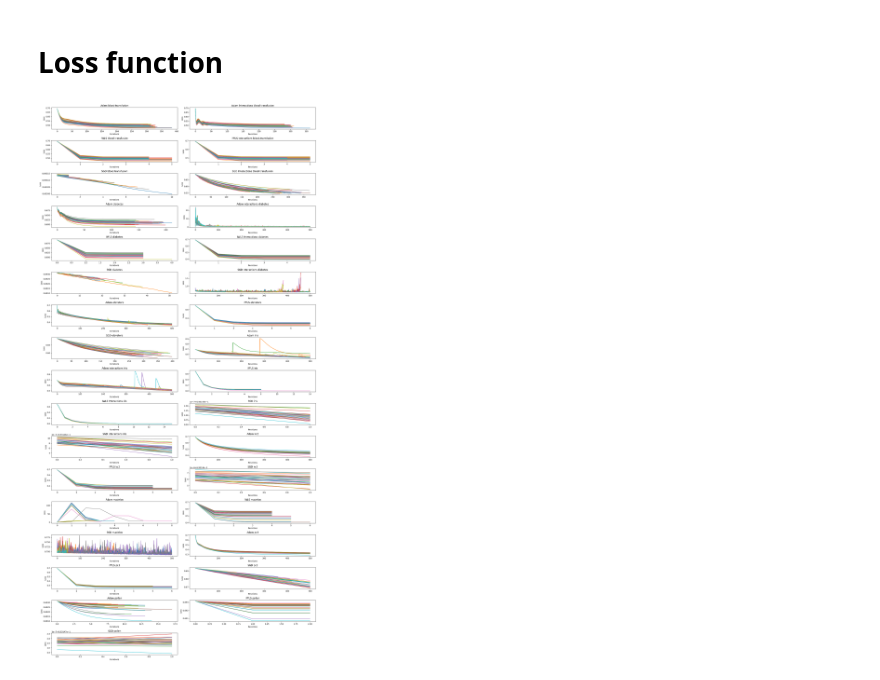
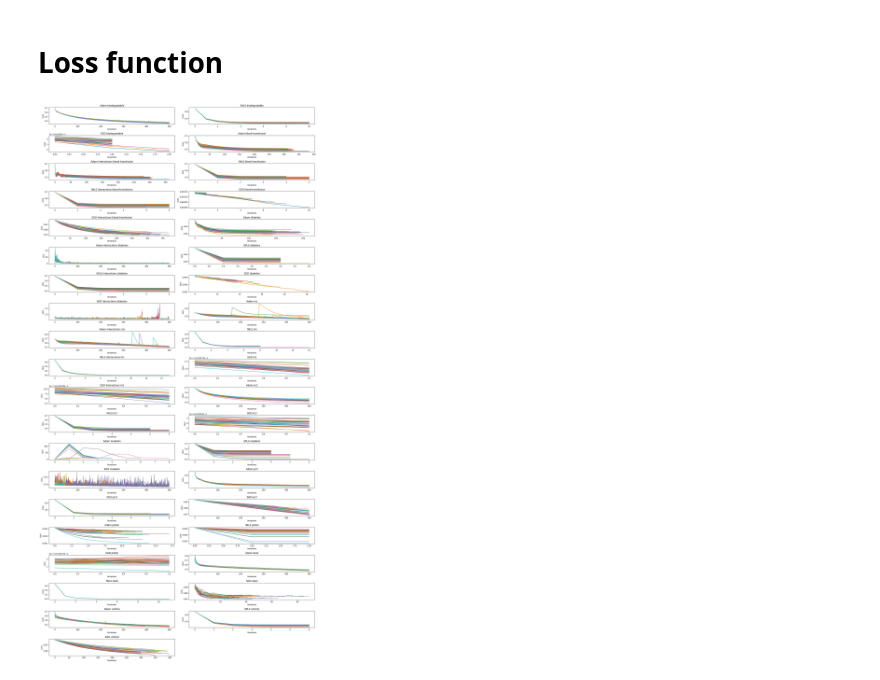
Before and after one commit to PrusWielki/advml-proj-1, a Jupyter notebook: task3-p.ipynb, the cells around one changed output. Cells and saved outputs as stored; diff of their text form; code cells hidden in the pictures.

```diff
--- a/task3-p.ipynb
+++ b/task3-p.ipynb
@@ -54,7 +54,7 @@ def mapOptimizerToString(datapoint):
                 datapoint['classifier']= 'IWLS'
     return datapoint
 # %%
-totalNumberOfExperiments=5*7*6*8+4*3*5*6
+totalNumberOfExperiments=5*7*6*10+4*3*5*6
 def experimentOutputInfo(i,dataset, model,split,seed):
     if type(model) is Optimizer:
         model =model.name
@@ -362,7 +409,7 @@ currentTotalExperimentsPerformed=1
 interactions=False
 for i,X in enumerate(Xs):
   interactions = False
-  if i <3:
+  if i <4:
     interactions= True
   cost,accuracy, currentTotalExperimentsPerformed = performExperiment(X,ys[i],[{'learningRate':0.001, 'optimizer':Optimizer.IWLS},{'learningRate':0.001, 'optimizer':Optimizer.Adam},{'learningRate':0.00000001, 'optimizer':Optimizer.SGD}],interactions,dataset=datasets[i],currentTotalExperimentsPerformed=currentTotalExperimentsPerformed)
   costs.append(cost)
@@ -459,31 +531,33 @@ for cost in costs:
     costsDf=pd.concat([costsDf, costDf], ignore_index=True, sort=False)
 costsDf=costsDf.apply(lambda x:mapOptimizerToString(x),axis=1)
 grouped =costsDf.groupby(by=['dataset','classifier'])
 
 costFunctionToPlot = []
 for name, group in grouped:
     # means = group['cost'].values.mean(axis=0)
     costFunctionToPlot.append([group['cost'],group['classifier'].iloc[0],group['dataset'].iloc[0]])
 
 i =0
 totalNumberOfGraphs = len(costFunctionToPlot)
 numberOfColumns = 2
 numberOfRows = totalNumberOfGraphs // numberOfColumns
 if totalNumberOfGraphs % numberOfColumns != 0:
     numberOfRows += 1
 
 positionsVector = range(1,totalNumberOfGraphs + 1)
 fig = plt.figure(1,figsize=(20,40))
 #fig.tight_layout()
 for algorithmCosts in costFunctionToPlot:
     ax = fig.add_subplot(numberOfRows,numberOfColumns,positionsVector[i])
     ax.title.set_text(algorithmCosts[1]+" "+ algorithmCosts[2])
     ax.set_xlabel('Iterations')
     ax.set_ylabel('Loss')
     for costsToPlot in algorithmCosts[0]:
         sns.lineplot(costsToPlot, ax=ax)
     i+=1
+plt.title('Loss function per classifier')
 plt.tight_layout()
+plt.savefig('Loss-function-per-classifier.pdf')
 plt.show()
 # %% [output]
-[figure, old version]
+[figure, new version]
```
Also changed, not shown: parts of 9 cells of this notebook, 22 other files.
